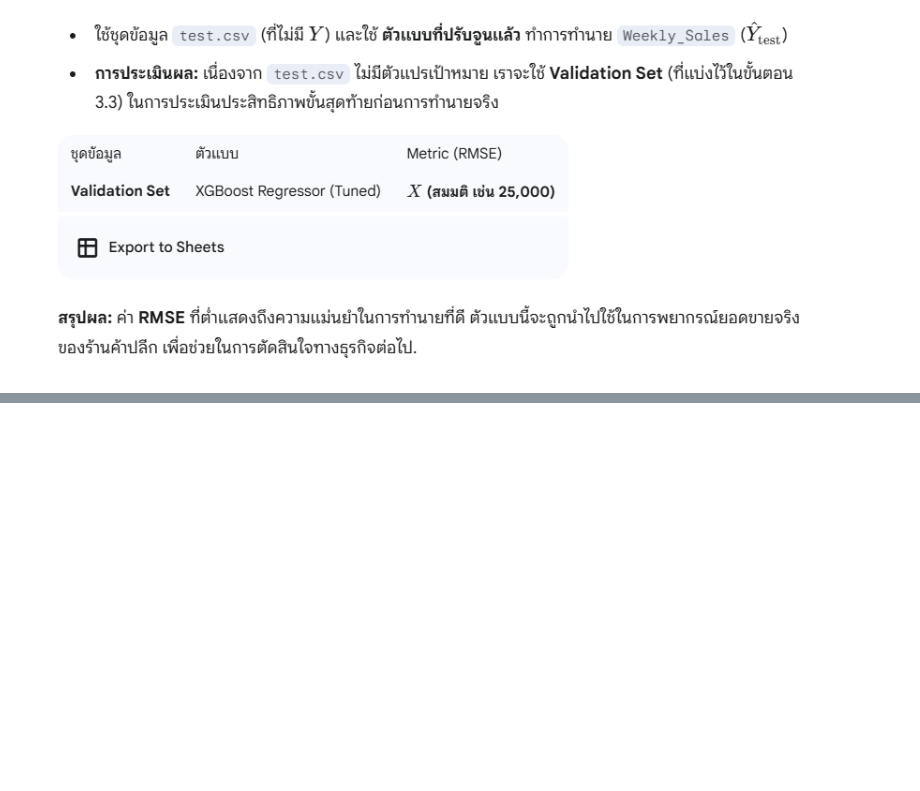
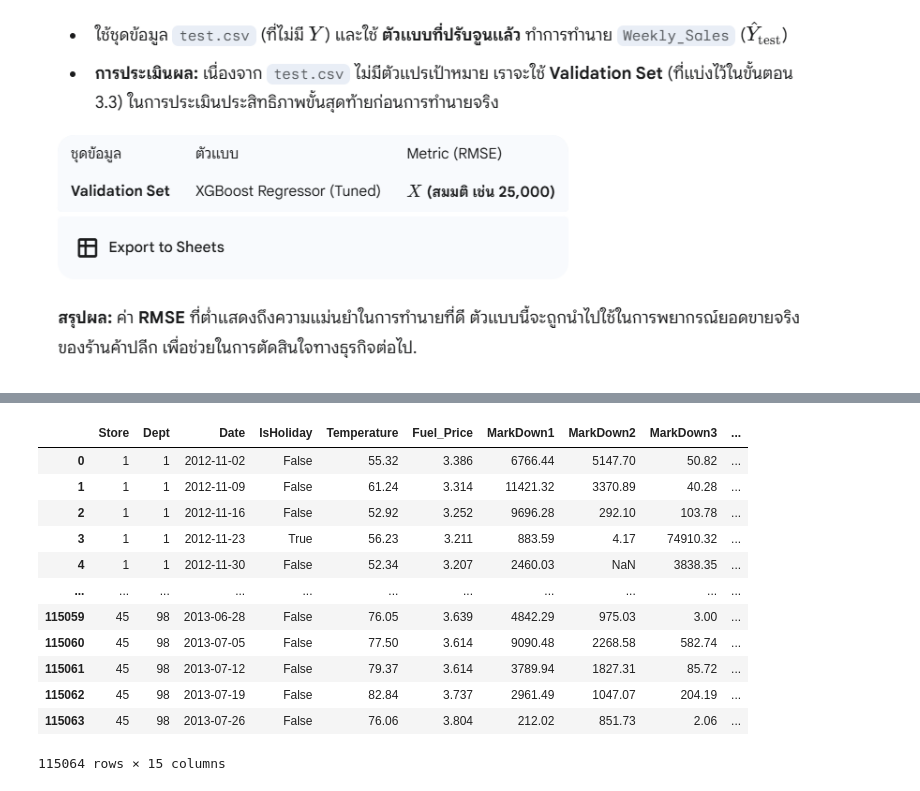
Before and after one commit to jangInw007/A4-Data-Analytics-and-Modeling, a Jupyter notebook: Group_A4_Data_Analytics_and_Modeling.ipynb, the cells around one changed output, grey strips where cells are left out. Cells and saved outputs as stored; diff of their text form; code cells hidden in the pictures; blank space fills up the shorter version.

```diff
--- a/Group_A4_Data_Analytics_and_Modeling.ipynb
+++ b/Group_A4_Data_Analytics_and_Modeling.ipynb
@@ -348,0 +422,16 @@ Metric สำคัญ: ใช้ Root Mean Squared Error (RMSE) เป็นต
+# %%
+test_df
+# %% [output]
+|  | Store | Dept | Date | IsHoliday | Temperature | Fuel_Price | MarkDown1 | MarkDown2 | MarkDown3 | ... |
+| 0 | 1 | 1 | 2012-11-02 | False | 55.32 | 3.386 | 6766.44 | 5147.70 | 50.82 | ... |
+| 1 | 1 | 1 | 2012-11-09 | False | 61.24 | 3.314 | 11421.32 | 3370.89 | 40.28 | ... |
+| 2 | 1 | 1 | 2012-11-16 | False | 52.92 | 3.252 | 9696.28 | 292.10 | 103.78 | ... |
+| 3 | 1 | 1 | 2012-11-23 | True | 56.23 | 3.211 | 883.59 | 4.17 | 74910.32 | ... |
+| 4 | 1 | 1 | 2012-11-30 | False | 52.34 | 3.207 | 2460.03 | NaN | 3838.35 | ... |
+| ... | ... | ... | ... | ... | ... | ... | ... | ... | ... | ... |
+| 115059 | 45 | 98 | 2013-06-28 | False | 76.05 | 3.639 | 4842.29 | 975.03 | 3.00 | ... |
+| 115060 | 45 | 98 | 2013-07-05 | False | 77.50 | 3.614 | 9090.48 | 2268.58 | 582.74 | ... |
+| 115061 | 45 | 98 | 2013-07-12 | False | 79.37 | 3.614 | 3789.94 | 1827.31 | 85.72 | ... |
+| 115062 | 45 | 98 | 2013-07-19 | False | 82.84 | 3.737 | 2961.49 | 1047.07 | 204.19 | ... |
+| 115063 | 45 | 98 | 2013-07-26 | False | 76.06 | 3.804 | 212.02 | 851.73 | 2.06 | ... |
+115064 rows × 15 columns
```
Also changed, not shown: parts of 13 cells of this notebook.
